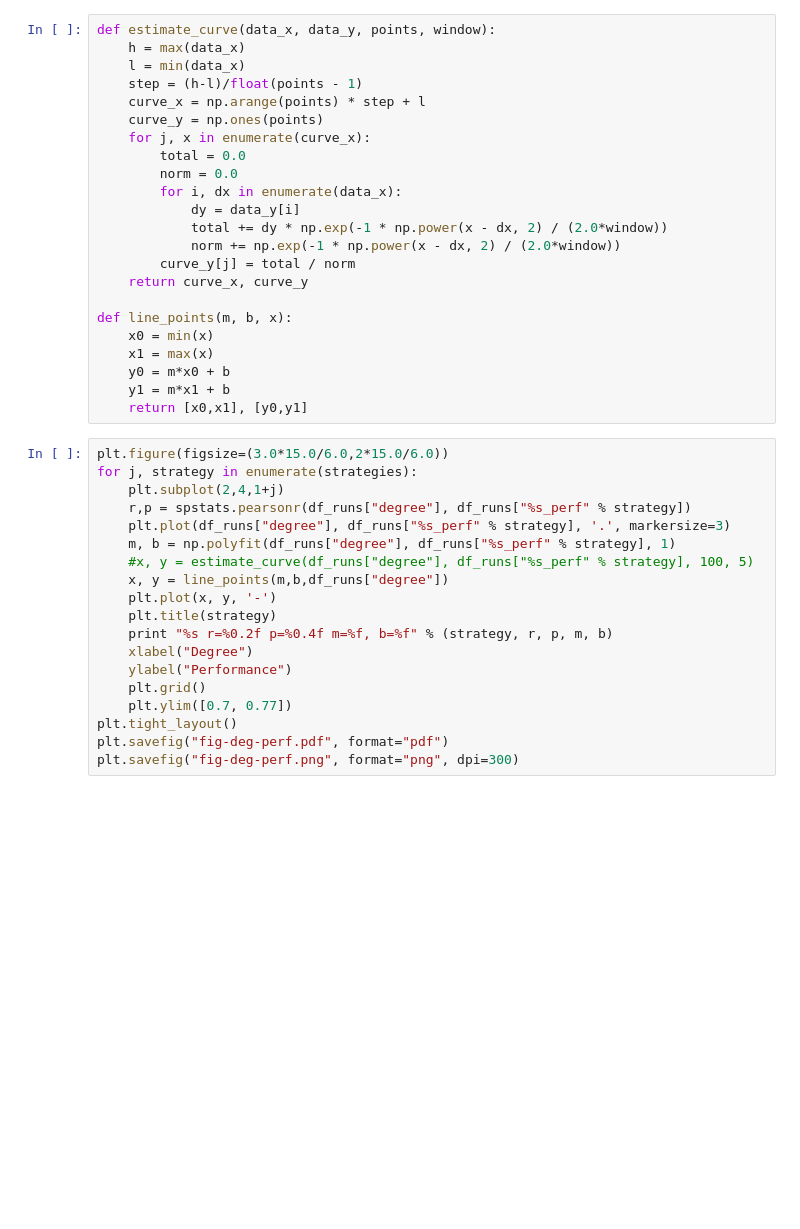
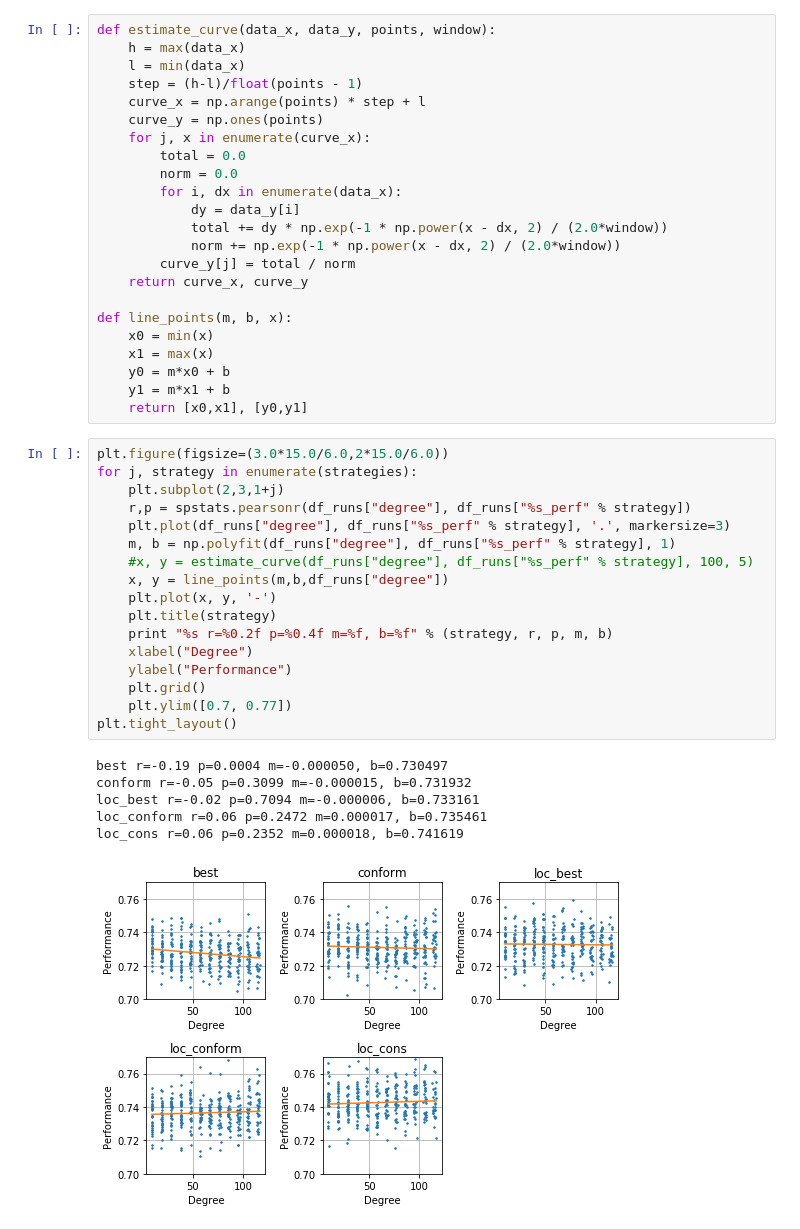
Before and after one commit to elplatt/NK-Net-Learn, a Jupyter notebook: Plot NK Network Delete.ipynb, the cells around one changed output. Drawn from its saved outputs; the diff is of its cells as text; blank space fills up the shorter version.

```diff
--- a/Plot NK Network Delete.ipynb
+++ b/Plot NK Network Delete.ipynb
@@ -163,19 +177,24 @@ def line_points(m, b, x):
 # %%
 plt.figure(figsize=(3.0*15.0/6.0,2*15.0/6.0))
 for j, strategy in enumerate(strategies):
-    plt.subplot(2,4,1+j)
+    plt.subplot(2,3,1+j)
     r,p = spstats.pearsonr(df_runs["degree"], df_runs["%s_perf" % strategy])
     plt.plot(df_runs["degree"], df_runs["%s_perf" % strategy], '.', markersize=3)
     m, b = np.polyfit(df_runs["degree"], df_runs["%s_perf" % strategy], 1)
     #x, y = estimate_curve(df_runs["degree"], df_runs["%s_perf" % strategy], 100, 5)
     x, y = line_points(m,b,df_runs["degree"])
     plt.plot(x, y, '-')
     plt.title(strategy)
     print "%s r=%0.2f p=%0.4f m=%f, b=%f" % (strategy, r, p, m, b)
     xlabel("Degree")
     ylabel("Performance")
     plt.grid()
     plt.ylim([0.7, 0.77])
 plt.tight_layout()
-plt.savefig("fig-deg-perf.pdf", format="pdf")
-plt.savefig("fig-deg-perf.png", format="png", dpi=300)
+# %% [output]
+best r=-0.19 p=0.0004 m=-0.000050, b=0.730497
+conform r=-0.05 p=0.3099 m=-0.000015, b=0.731932
+loc_best r=-0.02 p=0.7094 m=-0.000006, b=0.733161
+loc_conform r=0.06 p=0.2472 m=0.000017, b=0.735461
+loc_cons r=0.06 p=0.2352 m=0.000018, b=0.741619
+[figure, added]
```
Also changed, not shown: parts of 25 cells of this notebook, 1 other file.
